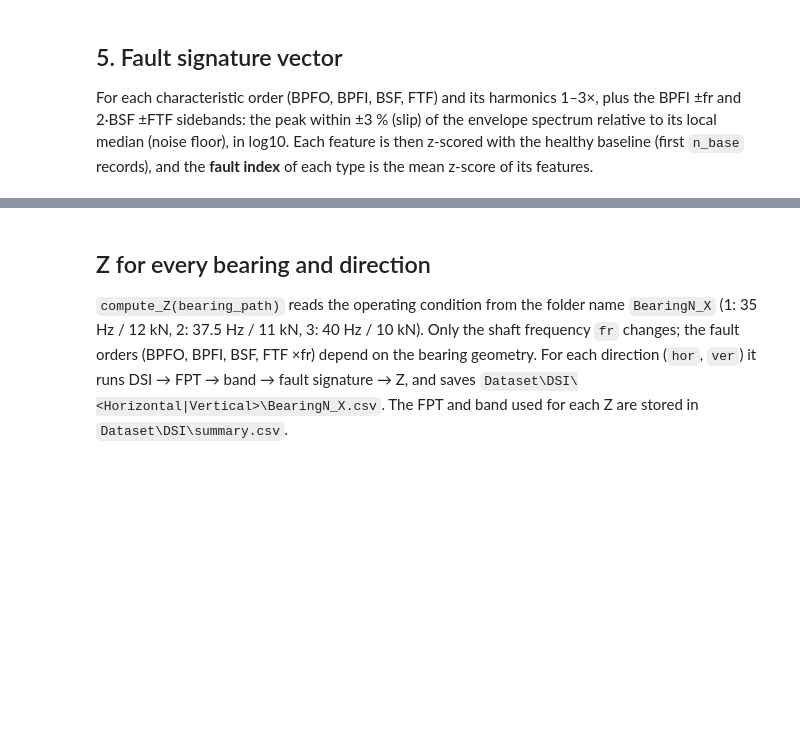
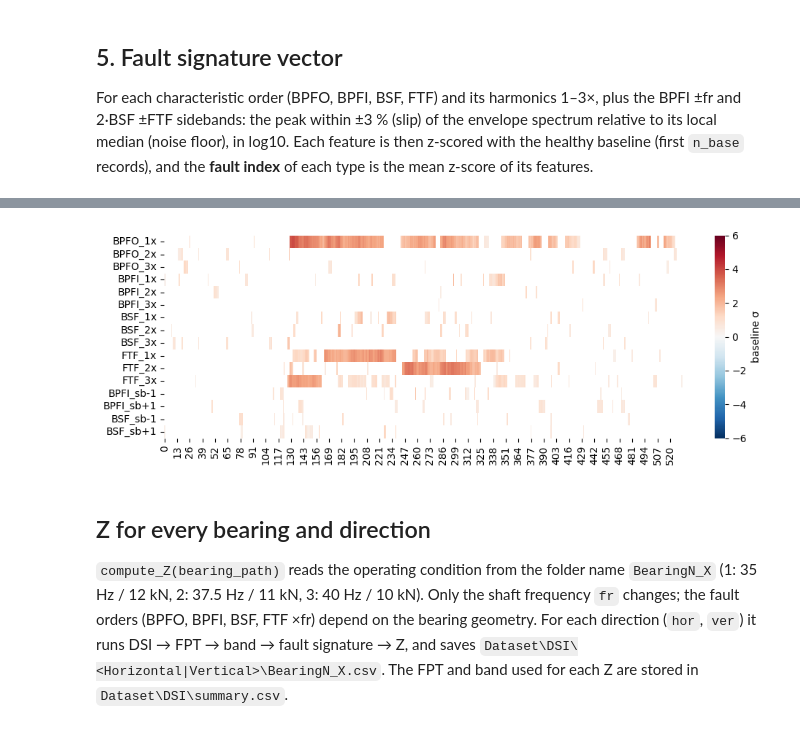
Before and after one commit to cduartes0203/Batteries_Prognostics_V2, a Jupyter notebook: teste.ipynb, the cells around one changed output, grey strips where cells are left out. Cells and saved outputs as stored; diff of their text form; code cells hidden in the pictures; blank space fills up the shorter version.

```diff
--- a/teste.ipynb
+++ b/teste.ipynb
@@ -216,3 +218,20 @@ fig.tight_layout(); plt.show()
+# %%
+w = 5
+path = r'Dataset\DSI\Horizontal\Bearing2_3.csv'
+Z1 = pd.read_csv(path).iloc[:,1:-1]
+
+path = r'Dataset\DSI\Vertical\Bearing2_3.csv'
+Z2 = pd.read_csv(path).iloc[:,1:-1]
+
+Z3 = np.sqrt(Z1*Z2)
+
+Z3 = moving_average_df(Z3,w)
+
+fig, ax = plt.subplots(figsize=(10, 3.5))
+sns.heatmap(Z3.T, cmap='RdBu_r', center=0, vmin=-6, vmax=6, ax=ax, cbar_kws={'label': 'baseline σ'})
+fig.tight_layout(); plt.show()
+# %% [output]
+[figure, added]
 # %% [markdown]
 ## Z for every bearing and direction
 
```
Also changed, not shown: parts of 7 cells of this notebook, 1 other file.
